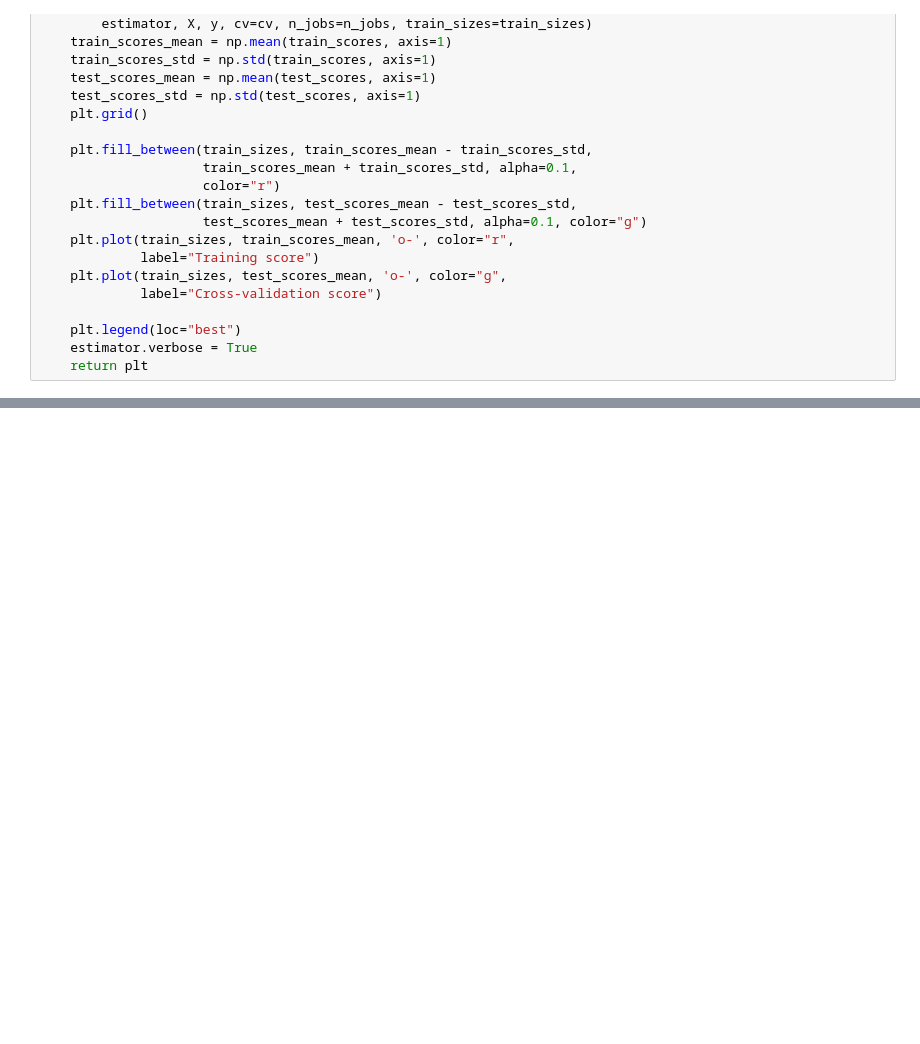
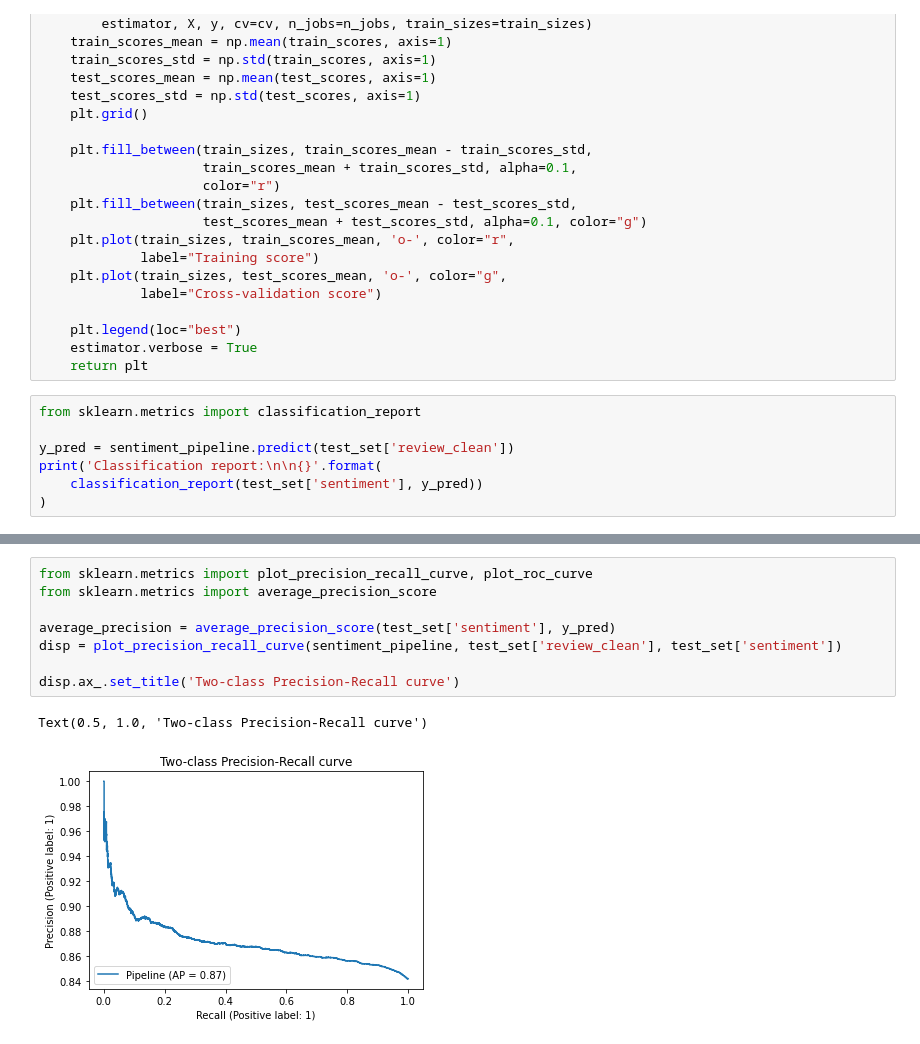
Before and after one commit to sivasthigan1999/Machine-learning-specialization, a Jupyter notebook: Analyzing_product_sentiment_ScikitLearn.ipynb, the cells around one changed output, grey strips where cells are left out. Saved outputs shown, nothing was run; the diff lists cells and outputs as text; blank space fills up the shorter version.

```diff
--- a/Analyzing_product_sentiment_ScikitLearn.ipynb
+++ b/Analyzing_product_sentiment_ScikitLearn.ipynb
@@ -415,3 +415,10 @@ def plot_learning_curve(estimator, title, X, y, ylim=None, cv=None,
     plt.legend(loc="best")
     estimator.verbose = True
     return plt
+# %%
+from sklearn.metrics import classification_report
+
+y_pred = sentiment_pipeline.predict(test_set['review_clean'])
+print('Classification report:\n\n{}'.format(
+    classification_report(test_set['sentiment'], y_pred))
+)
@@ -417,0 +436,11 @@ def plot_learning_curve(estimator, title, X, y, ylim=None, cv=None,
+# %%
+from sklearn.metrics import plot_precision_recall_curve, plot_roc_curve
+from sklearn.metrics import average_precision_score
+
+average_precision = average_precision_score(test_set['sentiment'], y_pred)
+disp = plot_precision_recall_curve(sentiment_pipeline, test_set['review_clean'], test_set['sentiment'])
+
+disp.ax_.set_title('Two-class Precision-Recall curve')
+# %% [output]
+Text(0.5, 1.0, 'Two-class Precision-Recall curve')
+[figure, added]
```
Also changed, not shown: parts of 1 cell of this notebook.
